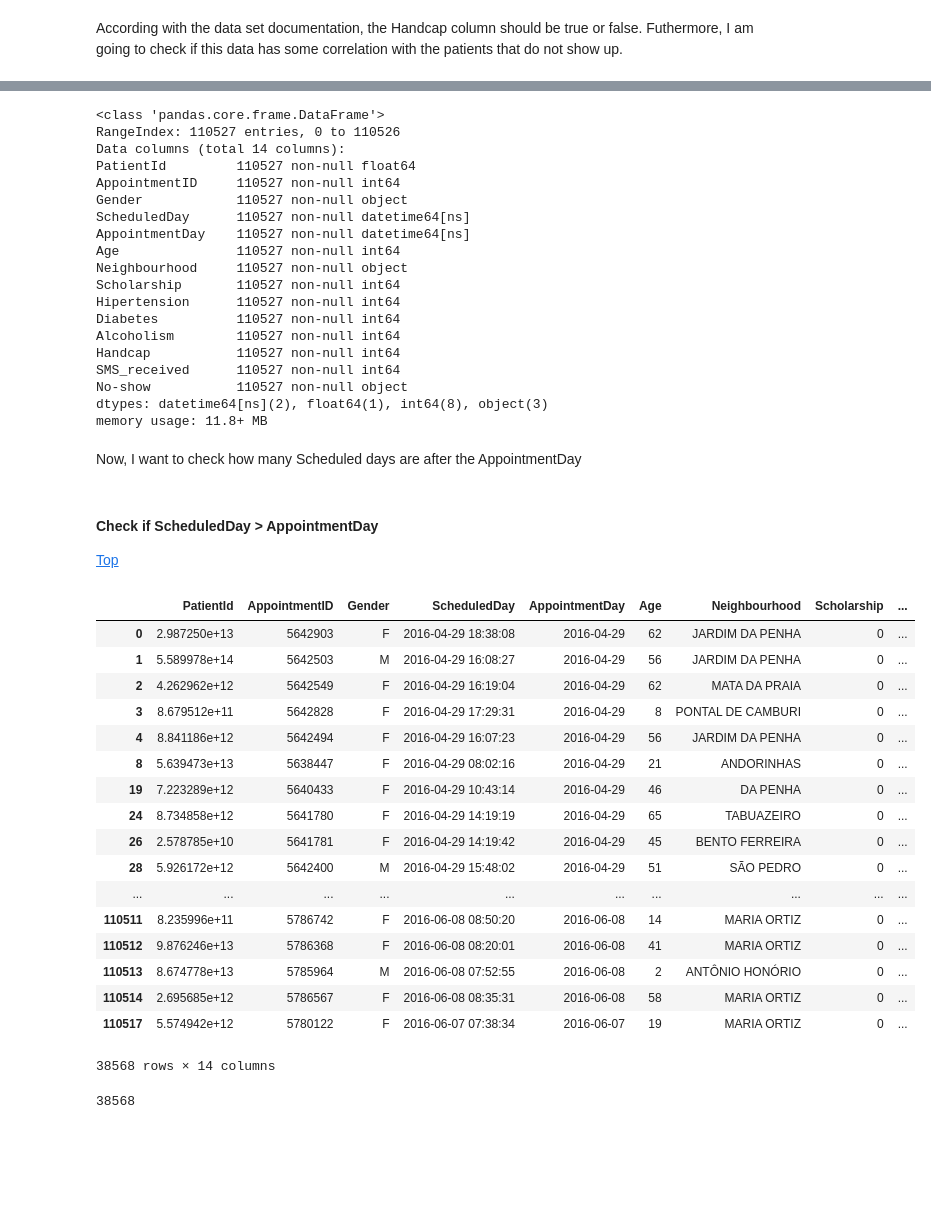
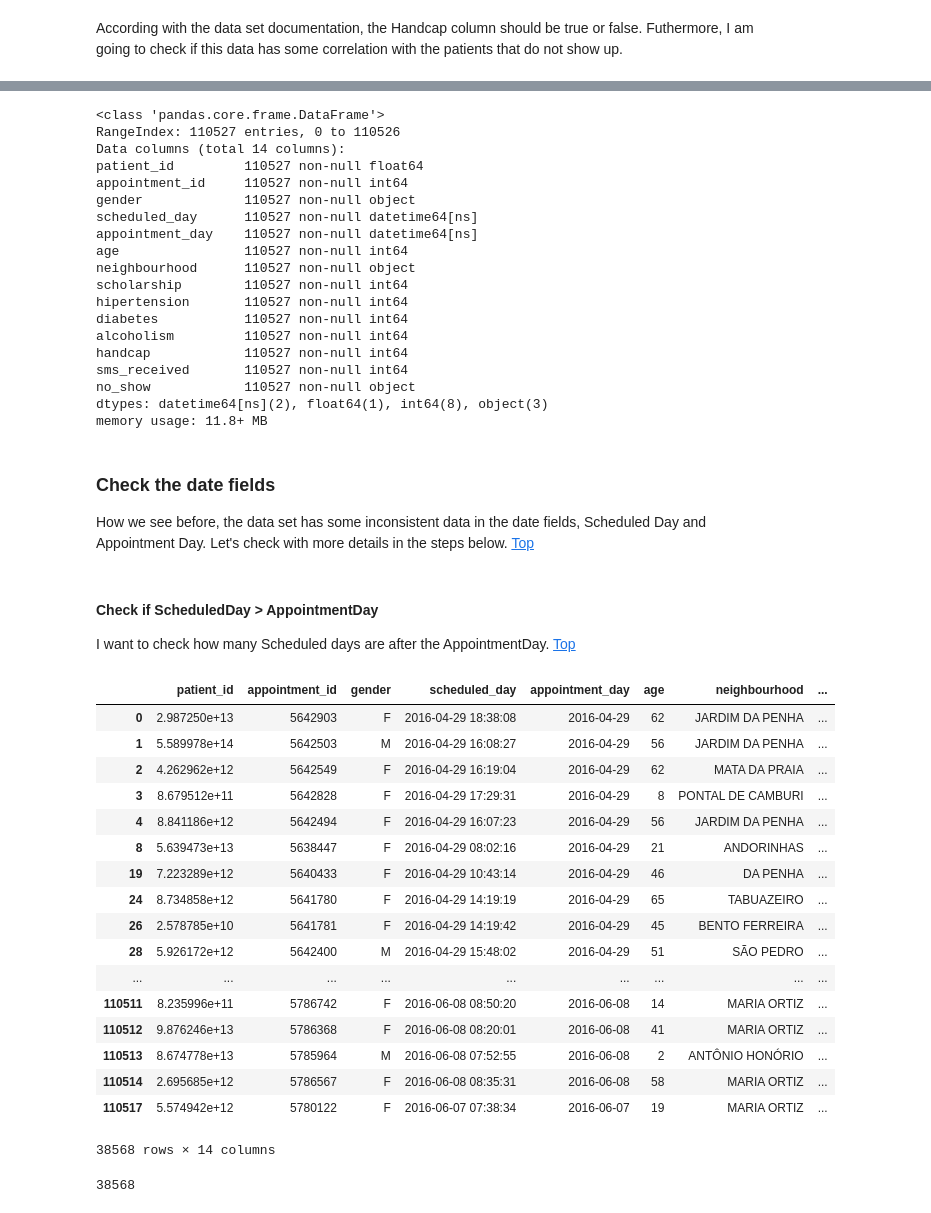
Before and after one commit to alexandregpereira/brasilmigue, a Jupyter notebook: brasil_migue_results.ipynb, the cells around one changed output, grey strips where cells are left out. Saved outputs shown, nothing was run; the diff lists cells and outputs as text; code cells hidden in the pictures; blank space fills up the shorter version.

Commit message:
Data Wrangling section

```diff
--- a/brasil_migue_results.ipynb
+++ b/brasil_migue_results.ipynb
@@ -114,0 +127,3 @@ sum(df.duplicated())
+# %%
+df.columns = df.columns.str.replace('-', '_')
+df.columns
@@ -156,52 +176,53 @@ First, let's convert to datetime the scheduled day and appointment day column
 # %%
-df.ScheduledDay = pd.to_datetime(df.ScheduledDay)
-df.AppointmentDay = pd.to_datetime(df.AppointmentDay)
+df.scheduled_day = pd.to_datetime(df.scheduled_day)
+df.appointment_day = pd.to_datetime(df.appointment_day)
 # %%
 df.info()
 # %% [output]
 <class 'pandas.core.frame.DataFrame'>
 RangeIndex: 110527 entries, 0 to 110526
 Data columns (total 14 columns):
-PatientId         110527 non-null float64
-AppointmentID     110527 non-null int64
-Gender            110527 non-null object
-ScheduledDay      110527 non-null datetime64[ns]
-AppointmentDay    110527 non-null datetime64[ns]
-Age               110527 non-null int64
-Neighbourhood     110527 non-null object
-Scholarship       110527 non-null int64
-Hipertension      110527 non-null int64
-Diabetes          110527 non-null int64
-Alcoholism        110527 non-null int64
-Handcap           110527 non-null int64
-SMS_received      110527 non-null int64
-No-show           110527 non-null object
+patient_id         110527 non-null float64
+appointment_id     110527 non-null int64
+gender             110527 non-null object
+scheduled_day      110527 non-null datetime64[ns]
+appointment_day    110527 non-null datetime64[ns]
+age                110527 non-null int64
+neighbourhood      110527 non-null object
+scholarship        110527 non-null int64
+hipertension       110527 non-null int64
+diabetes           110527 non-null int64
+alcoholism         110527 non-null int64
+handcap            110527 non-null int64
+sms_received       110527 non-null int64
+no_show            110527 non-null object
 dtypes: datetime64[ns](2), float64(1), int64(8), object(3)
 memory usage: 11.8+ MB
+# %% [markdown]
+### Check the date fields <a id='check_date'></a>
+How we see before, the data set has some inconsistent data in the date fields, Scheduled Day and Appointment Day. Let's check with more details in the steps below. <a href='#topo'>Top</a>
 # %% [markdown]
-Now, I want to check how many Scheduled days are after the AppointmentDay
+#### Check if ScheduledDay > AppointmentDay <a id='check_schecule_appointment'></a>
+I want to check how many Scheduled days are after the AppointmentDay. <a href='#topo'>Top</a>
-# %% [markdown]
-#### Check if ScheduledDay > AppointmentDay <a id='check_schecule_appointment'></a>
-<a href='#topo'>Top</a>
 # %%
-df.query('ScheduledDay > AppointmentDay')
+df.query('scheduled_day > appointment_day')
 # %% [output]
-|  | PatientId | AppointmentID | Gender | ScheduledDay | AppointmentDay | Age | Neighbourhood | Scholarship | ... |
-| 0 | 2.987250e+13 | 5642903 | F | 2016-04-29 18:38:08 | 2016-04-29 | 62 | JARDIM DA PENHA | 0 | ... |
-| 1 | 5.589978e+14 | 5642503 | M | 2016-04-29 16:08:27 | 2016-04-29 | 56 | JARDIM DA PENHA | 0 | ... |
-| 2 | 4.262962e+12 | 5642549 | F | 2016-04-29 16:19:04 | 2016-04-29 | 62 | MATA DA PRAIA | 0 | ... |
-| 3 | 8.679512e+11 | 5642828 | F | 2016-04-29 17:29:31 | 2016-04-29 | 8 | PONTAL DE CAMBURI | 0 | ... |
-| 4 | 8.841186e+12 | 5642494 | F | 2016-04-29 16:07:23 | 2016-04-29 | 56 | JARDIM DA PENHA | 0 | ... |
-| 8 | 5.639473e+13 | 5638447 | F | 2016-04-29 08:02:16 | 2016-04-29 | 21 | ANDORINHAS | 0 | ... |
-| 19 | 7.223289e+12 | 5640433 | F | 2016-04-29 10:43:14 | 2016-04-29 | 46 | DA PENHA | 0 | ... |
-| 24 | 8.734858e+12 | 5641780 | F | 2016-04-29 14:19:19 | 2016-04-29 | 65 | TABUAZEIRO | 0 | ... |
-| 26 | 2.578785e+10 | 5641781 | F | 2016-04-29 14:19:42 | 2016-04-29 | 45 | BENTO FERREIRA | 0 | ... |
-| 28 | 5.926172e+12 | 5642400 | M | 2016-04-29 15:48:02 | 2016-04-29 | 51 | SÃO PEDRO | 0 | ... |
-| ... | ... | ... | ... | ... | ... | ... | ... | ... | ... |
-| 110511 | 8.235996e+11 | 5786742 | F | 2016-06-08 08:50:20 | 2016-06-08 | 14 | MARIA ORTIZ | 0 | ... |
-| 110512 | 9.876246e+13 | 5786368 | F | 2016-06-08 08:20:01 | 2016-06-08 | 41 | MARIA ORTIZ | 0 | ... |
-| 110513 | 8.674778e+13 | 5785964 | M | 2016-06-08 07:52:55 | 2016-06-08 | 2 | ANTÔNIO HONÓRIO | 0 | ... |
-| 110514 | 2.695685e+12 | 5786567 | F | 2016-06-08 08:35:31 | 2016-06-08 | 58 | MARIA ORTIZ | 0 | ... |
-| 110517 | 5.574942e+12 | 5780122 | F | 2016-06-07 07:38:34 | 2016-06-07 | 19 | MARIA ORTIZ | 0 | ... |
+|  | patient_id | appointment_id | gender | scheduled_day | appointment_day | age | neighbourhood | ... |
+| 0 | 2.987250e+13 | 5642903 | F | 2016-04-29 18:38:08 | 2016-04-29 | 62 | JARDIM DA PENHA | ... |
+| 1 | 5.589978e+14 | 5642503 | M | 2016-04-29 16:08:27 | 2016-04-29 | 56 | JARDIM DA PENHA | ... |
+| 2 | 4.262962e+12 | 5642549 | F | 2016-04-29 16:19:04 | 2016-04-29 | 62 | MATA DA PRAIA | ... |
+| 3 | 8.679512e+11 | 5642828 | F | 2016-04-29 17:29:31 | 2016-04-29 | 8 | PONTAL DE CAMBURI | ... |
+| 4 | 8.841186e+12 | 5642494 | F | 2016-04-29 16:07:23 | 2016-04-29 | 56 | JARDIM DA PENHA | ... |
+| 8 | 5.639473e+13 | 5638447 | F | 2016-04-29 08:02:16 | 2016-04-29 | 21 | ANDORINHAS | ... |
+| 19 | 7.223289e+12 | 5640433 | F | 2016-04-29 10:43:14 | 2016-04-29 | 46 | DA PENHA | ... |
+| 24 | 8.734858e+12 | 5641780 | F | 2016-04-29 14:19:19 | 2016-04-29 | 65 | TABUAZEIRO | ... |
+| 26 | 2.578785e+10 | 5641781 | F | 2016-04-29 14:19:42 | 2016-04-29 | 45 | BENTO FERREIRA | ... |
+| 28 | 5.926172e+12 | 5642400 | M | 2016-04-29 15:48:02 | 2016-04-29 | 51 | SÃO PEDRO | ... |
+| ... | ... | ... | ... | ... | ... | ... | ... | ... |
+| 110511 | 8.235996e+11 | 5786742 | F | 2016-06-08 08:50:20 | 2016-06-08 | 14 | MARIA ORTIZ | ... |
+| 110512 | 9.876246e+13 | 5786368 | F | 2016-06-08 08:20:01 | 2016-06-08 | 41 | MARIA ORTIZ | ... |
+| 110513 | 8.674778e+13 | 5785964 | M | 2016-06-08 07:52:55 | 2016-06-08 | 2 | ANTÔNIO HONÓRIO | ... |
+| 110514 | 2.695685e+12 | 5786567 | F | 2016-06-08 08:35:31 | 2016-06-08 | 58 | MARIA ORTIZ | ... |
+| 110517 | 5.574942e+12 | 5780122 | F | 2016-06-07 07:38:34 | 2016-06-07 | 19 | MARIA ORTIZ | ... |
 38568 rows × 14 columns
 # %%
```
Also changed, not shown: parts of 42 cells of this notebook, 3 other files.
